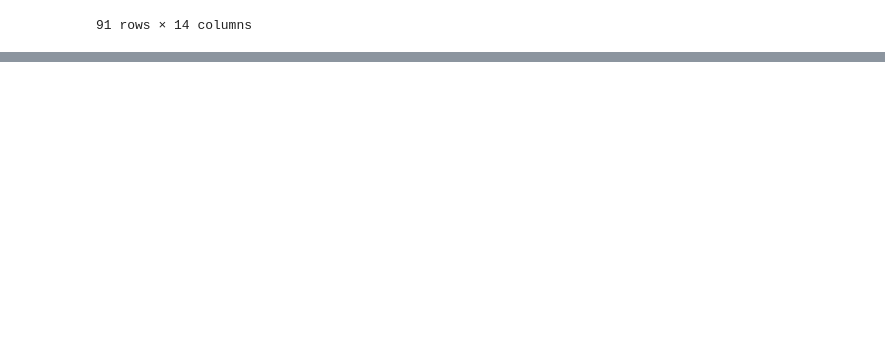
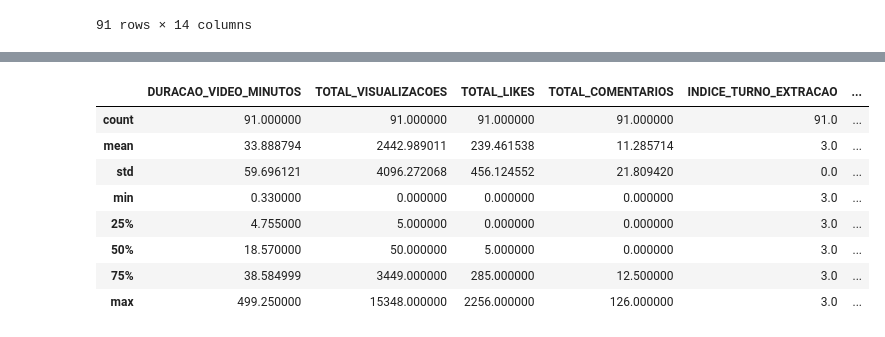
Before and after one commit to rodrigorocha1/analise_dados_youtube, a Jupyter notebook: notebooks_v2/visualizacoes.ipynb, the cells around one changed output, grey strips where cells are left out. Saved outputs shown, nothing was run; the diff lists cells and outputs as text; code cells hidden in the pictures; blank space fills up the shorter version.

```diff
--- a/notebooks_v2/visualizacoes.ipynb
+++ b/notebooks_v2/visualizacoes.ipynb
@@ -1310 +1336,13 @@ base_video_canal
+# %%
+base_video_canal.describe()
+# %% [output]
+|  | DURACAO_VIDEO_MINUTOS | TOTAL_VISUALIZACOES | TOTAL_LIKES | TOTAL_COMENTARIOS | INDICE_TURNO_EXTRACAO | ... |
+| count | 91.000000 | 91.000000 | 91.000000 | 91.000000 | 91.0 | ... |
+| mean | 33.888794 | 2442.989011 | 239.461538 | 11.285714 | 3.0 | ... |
+| std | 59.696121 | 4096.272068 | 456.124552 | 21.809420 | 0.0 | ... |
+| min | 0.330000 | 0.000000 | 0.000000 | 0.000000 | 3.0 | ... |
+| 25% | 4.755000 | 5.000000 | 0.000000 | 0.000000 | 3.0 | ... |
+| 50% | 18.570000 | 50.000000 | 5.000000 | 0.000000 | 3.0 | ... |
+| 75% | 38.584999 | 3449.000000 | 285.000000 | 12.500000 | 3.0 | ... |
+| max | 499.250000 | 15348.000000 | 2256.000000 | 126.000000 | 3.0 | ... |
 # %%
```
Also changed, not shown: parts of 5 cells of this notebook.
